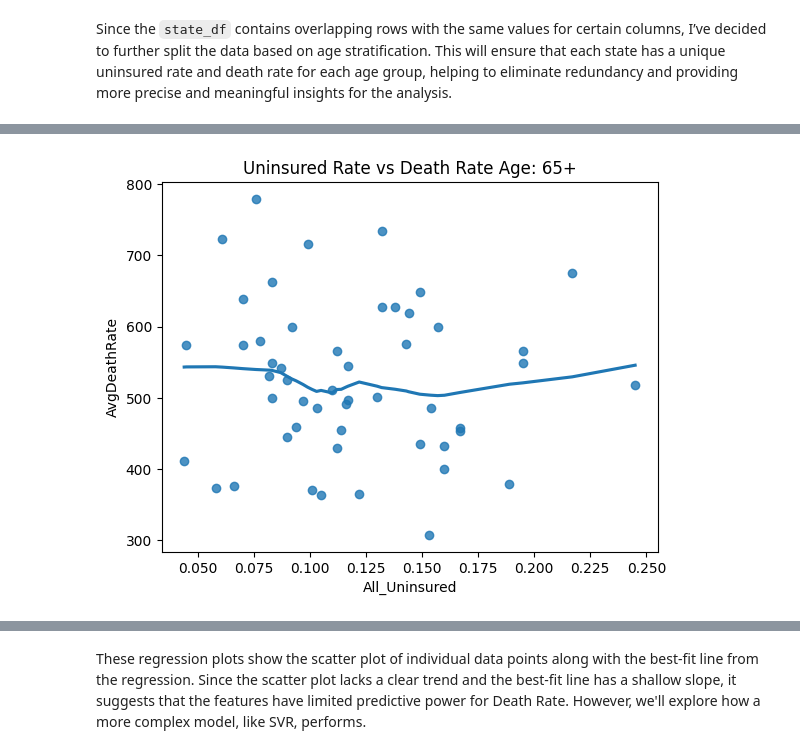
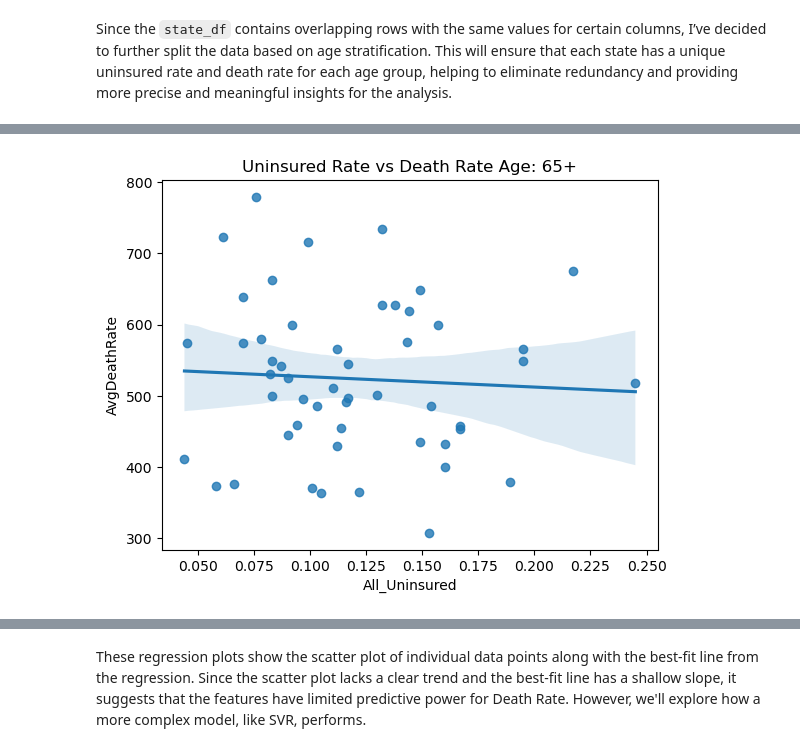
Before and after one commit to Nick-2003/cpsc368_knm_project, a Jupyter notebook: cpsc_368_project_knm_state.ipynb, the cells around one changed output, grey strips where cells are left out. Drawn from its saved outputs; the diff is of its cells as text; code cells hidden in the pictures.

```diff
--- a/cpsc_368_project_knm_state.ipynb
+++ b/cpsc_368_project_knm_state.ipynb
@@ -88,6 +86,6 @@ plt.show()
 # %%
-sns.regplot(data=state_df_65, x='All_Uninsured', y='AvgDeathRate', scatter=True, lowess=True)
+sns.regplot(data=state_df_65, x='All_Uninsured', y='AvgDeathRate', scatter=True)
 plt.title('Uninsured Rate vs Death Rate Age: 65+')
 plt.show()
 # %% [output]
-[figure, old version]
+[figure, new version]
```
Also changed, not shown: parts of 12 cells of this notebook.
